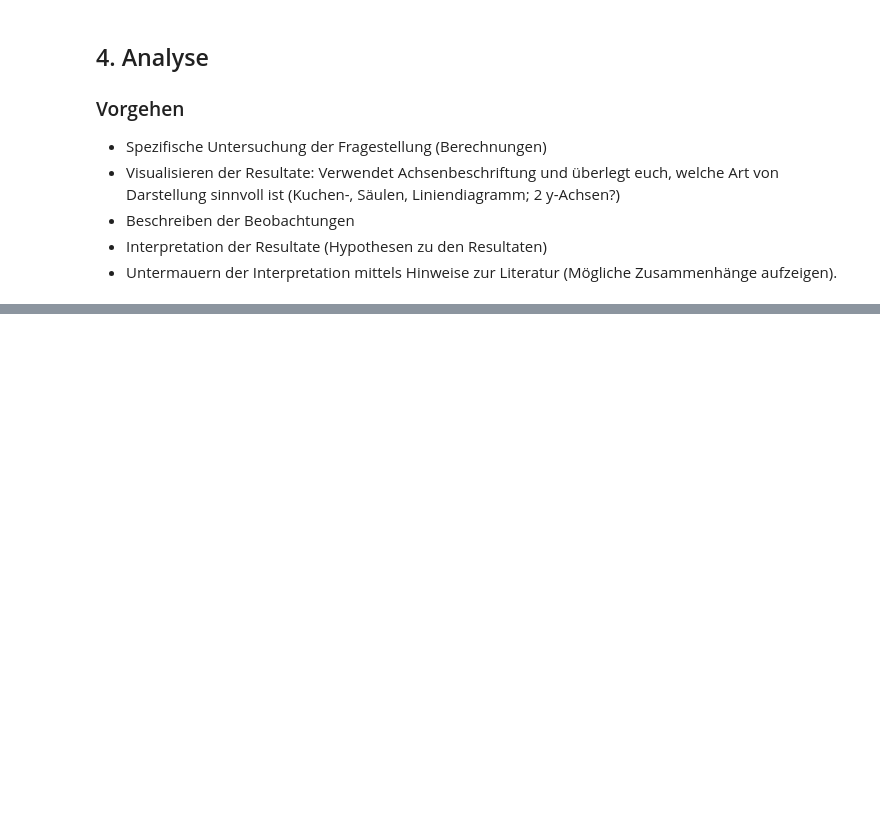
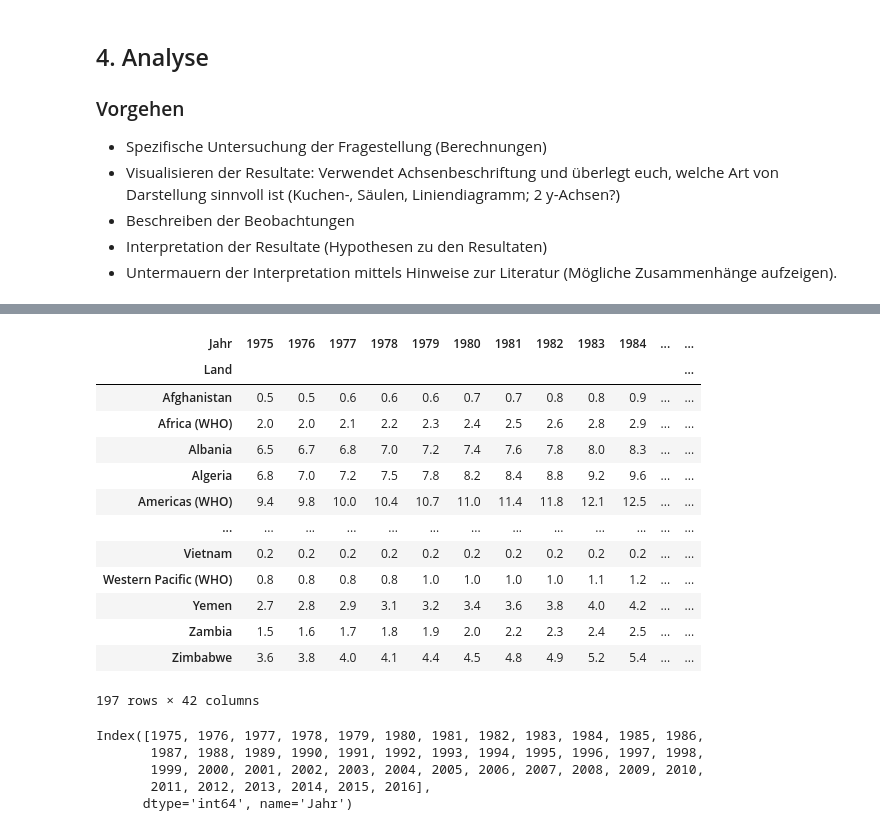
Before and after one commit to Hirnfresser/Leistungsnachweis_Phyton, a Jupyter notebook: Grundgerüst_Leistungsnachweis.ipynb, the cells around one changed output, grey strips where cells are left out. Drawn from its saved outputs; the diff is of its cells as text; code cells hidden in the pictures; blank space fills up the shorter version.

```diff
--- a/Grundgerüst_Leistungsnachweis.ipynb
+++ b/Grundgerüst_Leistungsnachweis.ipynb
@@ -621,0 +708,26 @@ Die Breite eines Balkens beträgt: 6.0600000000000005
+# %%
+df_einzeln_pivot = df_einzeln.pivot_table(index='Land', columns='Jahr', values='Durchschnitt_Prävalenz_18+_ausgerechnet')
+df_einzeln_pivot
+# %% [output]
+| Jahr | 1975 | 1976 | 1977 | 1978 | 1979 | 1980 | 1981 | 1982 | 1983 | 1984 | ... | ... |
+| Land |  |  |  |  |  |  |  |  |  |  |  | ... |
+| Afghanistan | 0.5 | 0.5 | 0.6 | 0.6 | 0.6 | 0.7 | 0.7 | 0.8 | 0.8 | 0.9 | ... | ... |
+| Africa (WHO) | 2.0 | 2.0 | 2.1 | 2.2 | 2.3 | 2.4 | 2.5 | 2.6 | 2.8 | 2.9 | ... | ... |
+| Albania | 6.5 | 6.7 | 6.8 | 7.0 | 7.2 | 7.4 | 7.6 | 7.8 | 8.0 | 8.3 | ... | ... |
+| Algeria | 6.8 | 7.0 | 7.2 | 7.5 | 7.8 | 8.2 | 8.4 | 8.8 | 9.2 | 9.6 | ... | ... |
+| Americas (WHO) | 9.4 | 9.8 | 10.0 | 10.4 | 10.7 | 11.0 | 11.4 | 11.8 | 12.1 | 12.5 | ... | ... |
+| ... | ... | ... | ... | ... | ... | ... | ... | ... | ... | ... | ... | ... |
+| Vietnam | 0.2 | 0.2 | 0.2 | 0.2 | 0.2 | 0.2 | 0.2 | 0.2 | 0.2 | 0.2 | ... | ... |
+| Western Pacific (WHO) | 0.8 | 0.8 | 0.8 | 0.8 | 1.0 | 1.0 | 1.0 | 1.0 | 1.1 | 1.2 | ... | ... |
+| Yemen | 2.7 | 2.8 | 2.9 | 3.1 | 3.2 | 3.4 | 3.6 | 3.8 | 4.0 | 4.2 | ... | ... |
+| Zambia | 1.5 | 1.6 | 1.7 | 1.8 | 1.9 | 2.0 | 2.2 | 2.3 | 2.4 | 2.5 | ... | ... |
+| Zimbabwe | 3.6 | 3.8 | 4.0 | 4.1 | 4.4 | 4.5 | 4.8 | 4.9 | 5.2 | 5.4 | ... | ... |
+197 rows × 42 columns
+# %%
+print(df_einzeln_pivot.columns)
+# %% [output]
+Index([1975, 1976, 1977, 1978, 1979, 1980, 1981, 1982, 1983, 1984, 1985, 1986,
+       1987, 1988, 1989, 1990, 1991, 1992, 1993, 1994, 1995, 1996, 1997, 1998,
+       1999, 2000, 2001, 2002, 2003, 2004, 2005, 2006, 2007, 2008, 2009, 2010,
+       2011, 2012, 2013, 2014, 2015, 2016],
+      dtype='int64', name='Jahr')
```
Also changed, not shown: parts of 13 cells of this notebook.
